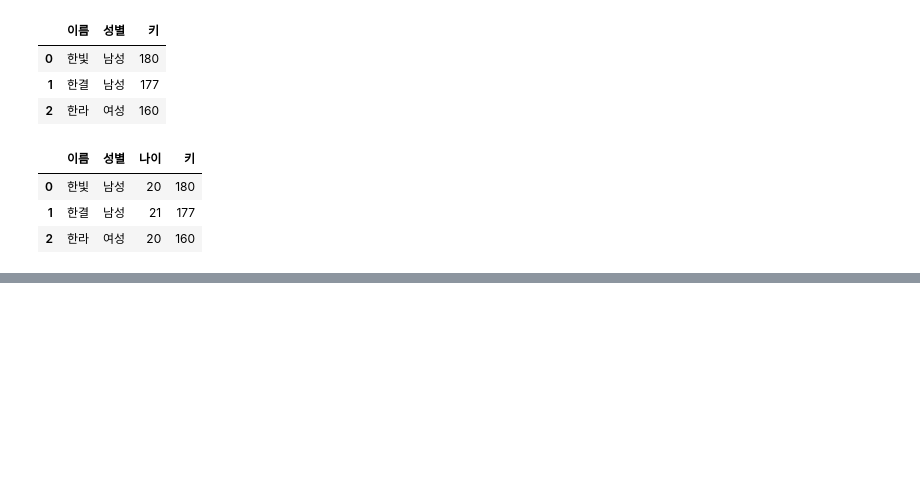
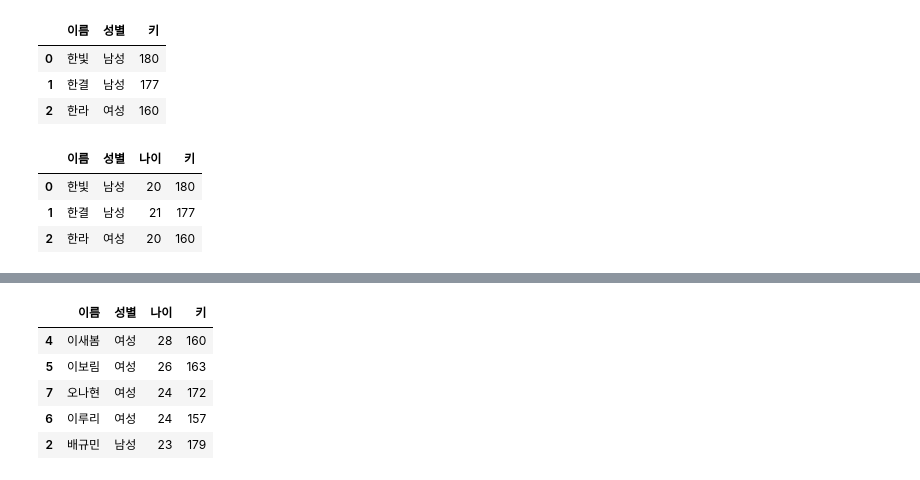
Before and after one commit to hj-1006/hj_pyton_study, a Jupyter notebook: 넘파이와_판다스.ipynb, the cells around one changed output, grey strips where cells are left out. Drawn from its saved outputs; the diff is of its cells as text; code cells hidden in the pictures; blank space fills up the shorter version.

```diff
--- a/넘파이와_판다스.ipynb
+++ b/넘파이와_판다스.ipynb
@@ -214,0 +260,10 @@ df2 = pd.read_csv('./file.csv',sep=',')
+# %%
+#6-23 열 기준으로 정렬 (ascending False는 내림 True는 올림차순)
+df.sort_values(by=['나이','키'],ascending=False).head()
+# %% [output]
+|  | 이름 | 성별 | 나이 | 키 |
+| 4 | 이새봄 | 여성 | 28 | 160 |
+| 5 | 이보림 | 여성 | 26 | 163 |
+| 7 | 오나현 | 여성 | 24 | 172 |
+| 6 | 이루리 | 여성 | 24 | 157 |
+| 2 | 배규민 | 남성 | 23 | 179 |
```
Also changed, not shown: parts of 6 cells of this notebook.
